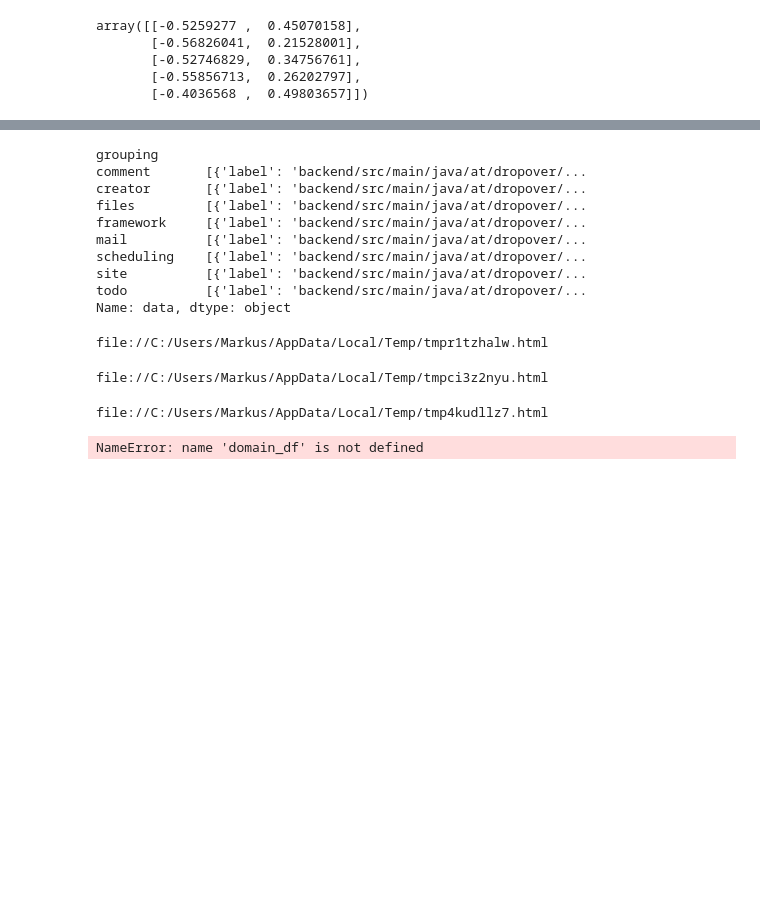
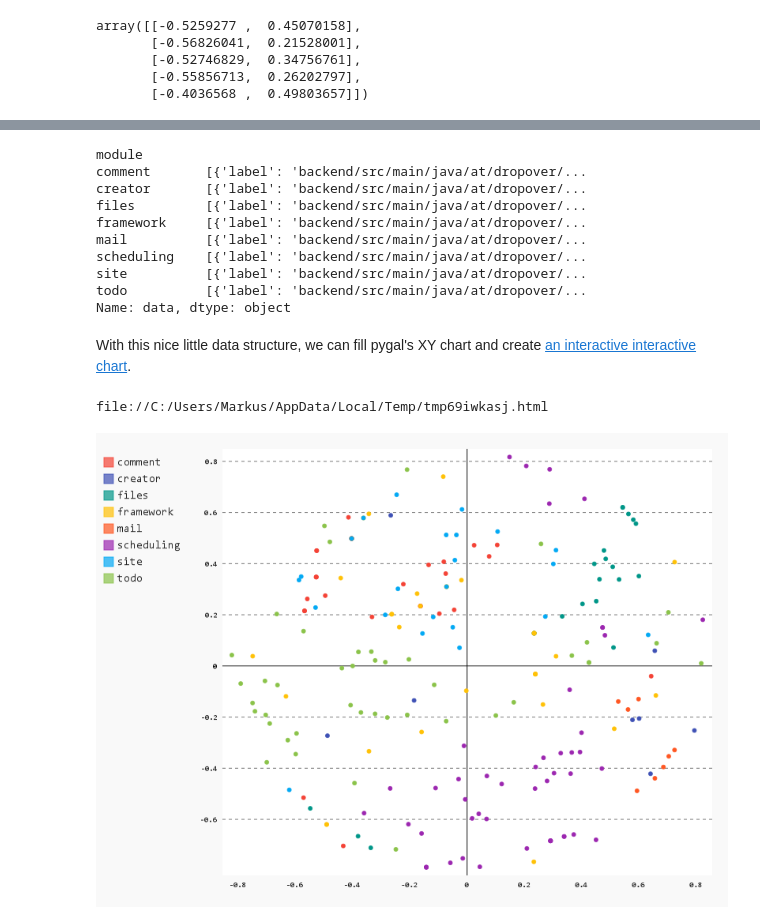
Before and after one commit to feststelltaste/software-analytics, a Jupyter notebook: notebooks/Checking modularization by co-changing code.ipynb, the cells around one changed output, grey strips where cells are left out. Cells and saved outputs as stored; diff of their text form; code cells hidden in the pictures; blank space fills up the shorter version.

```diff
--- a/notebooks/Checking modularization by co-changing code.ipynb
+++ b/notebooks/Checking modularization by co-changing code.ipynb
@@ -207,3 +222,0 @@ dissimilarity_2d_df.head()
-# %%
-dissimilarity_2d_df['grouping'] = dissimilarity_2d_df.index.str.split("/").str[6]
-dissimilarity_2d_df.head()
@@ -218,12 +231,12 @@ dissimilarity_2d_df.head()
 # %%
-plot_data = pd.DataFrame(index=dissimilarity_2d_df['grouping'])
-plot_data['value'] = tuple(zip(dissimilarity_2d_df[0], dissimilarity_2d_df[1]))
+plot_data = pd.DataFrame(index=dissimilarity_2d_df['module'])
+plot_data['value'] = tuple(zip(dissimilarity_2d_df['x'], dissimilarity_2d_df['y']))
 plot_data['label'] = dissimilarity_2d_df.index
 plot_data['data'] = plot_data[['label', 'value']].to_dict('records')
 plot_dict = plot_data.groupby(plot_data.index).data.apply(list)
 plot_dict
 # %% [output]
-grouping
+module
 comment       [{'label': 'backend/src/main/java/at/dropover/...
 creator       [{'label': 'backend/src/main/java/at/dropover/...
 files         [{'label': 'backend/src/main/java/at/dropover/...
@@ -233,55 +246,16 @@ scheduling    [{'label': 'backend/src/main/java/at/dropover/...
 site          [{'label': 'backend/src/main/java/at/dropover/...
 todo          [{'label': 'backend/src/main/java/at/dropover/...
 Name: data, dtype: object
+# %% [markdown]
+With this nice little data structure, we can fill pygal's XY chart and create [an interactive interactive chart](https://feststelltaste.github.io/software-analytics/notebooks/vis/checking_modularization/dropover.html).
 # %%
 import pygal
 
 xy_chart = pygal.XY(stroke=False)
-
-for entry in plot_dict.iteritems():
-    xy_chart.add(entry[0], entry[1])
-
-xy_chart.render_in_browser()
+[xy_chart.add(entry[0], entry[1]) for entry in plot_dict.iteritems()]
+# uncomment to create the interactive chart
+# xy_chart.render_in_browser()
+xy_chart
 # %% [output]
-file://C:/Users/Markus/AppData/Local/Temp/tmpr1tzhalw.html
+file://C:/Users/Markus/AppData/Local/Temp/tmp69iwkasj.html
+[figure, added]
-# %%
-dissimilarity_2d_df = pd.DataFrame(dissimilarity_2d, index=commit_matrix.index)
-dissimilarity_2d_df['grouping'] = dissimilarity_2d_df.index.str.split("/").str[6]
-plot_data = pd.DataFrame(index=dissimilarity_2d_df['grouping'])
-plot_data['value'] = tuple(zip(dissimilarity_2d_df[0], dissimilarity_2d_df[1]))
-plot_data['label'] = dissimilarity_2d_df.index
-plot_data['data'] = plot_data[['label', 'value']].to_dict('records')
-plot_dict = plot_data.groupby(plot_data.index).data.apply(list)
-xy_chart = pygal.XY(stroke=False)
-
-for entry in plot_dict.iteritems():
-    xy_chart.add(entry[0], entry[1])
-
-xy_chart.render_to_png("grouping_co-changing_code_tsne.png", dpi=72)
-xy_chart.render_to_file('grouping_co-changing_code_tsne.svg')
-xy_chart.render_in_browser()
-# %% [output]
-file://C:/Users/Markus/AppData/Local/Temp/tmpci3z2nyu.html
-# %%
-dissimilarity_2d_df = pd.DataFrame(dissimilarity_2d, index=commit_matrix.index)
-dissimilarity_2d_df['grouping'] = dissimilarity_2d_df.index.str.split("/").str[6]
-plot_data = pd.DataFrame(index=dissimilarity_2d_df['grouping'])
-plot_data['value'] = tuple(zip(dissimilarity_2d_df[0], dissimilarity_2d_df[1]))
-plot_data['label'] = dissimilarity_2d_df.index
-plot_data['data'] = plot_data[['label', 'value']].to_dict('records')
-plot_dict = plot_data.groupby(plot_data.index).data.apply(list)
-xy_chart = pygal.XY(stroke=False)
-
-for entry in plot_dict.iteritems():
-    xy_chart.add(entry[0], entry[1])
-
-xy_chart.render_to_png("grouping_co-changing_code.png")
-xy_chart.render_to_file('grouping_co-changing_code.svg')
-xy_chart.render_in_browser()
-# %% [output]
-file://C:/Users/Markus/AppData/Local/Temp/tmp4kudllz7.html
-# %%
-domains_encoded = pd.factorize(domain_df.index)[0]
-domains_encoded[:10]
-# %% [output]
-NameError: name 'domain_df' is not defined
```
Also changed, not shown: parts of 19 cells of this notebook.
